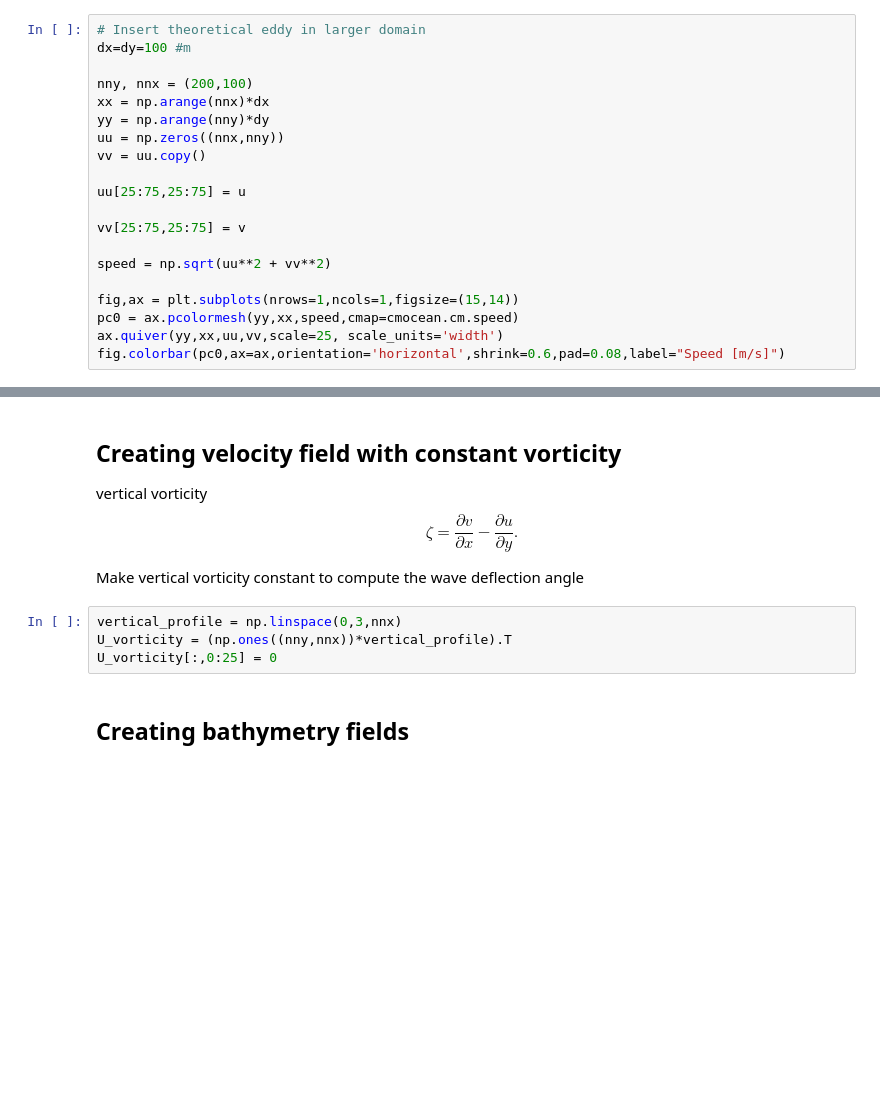
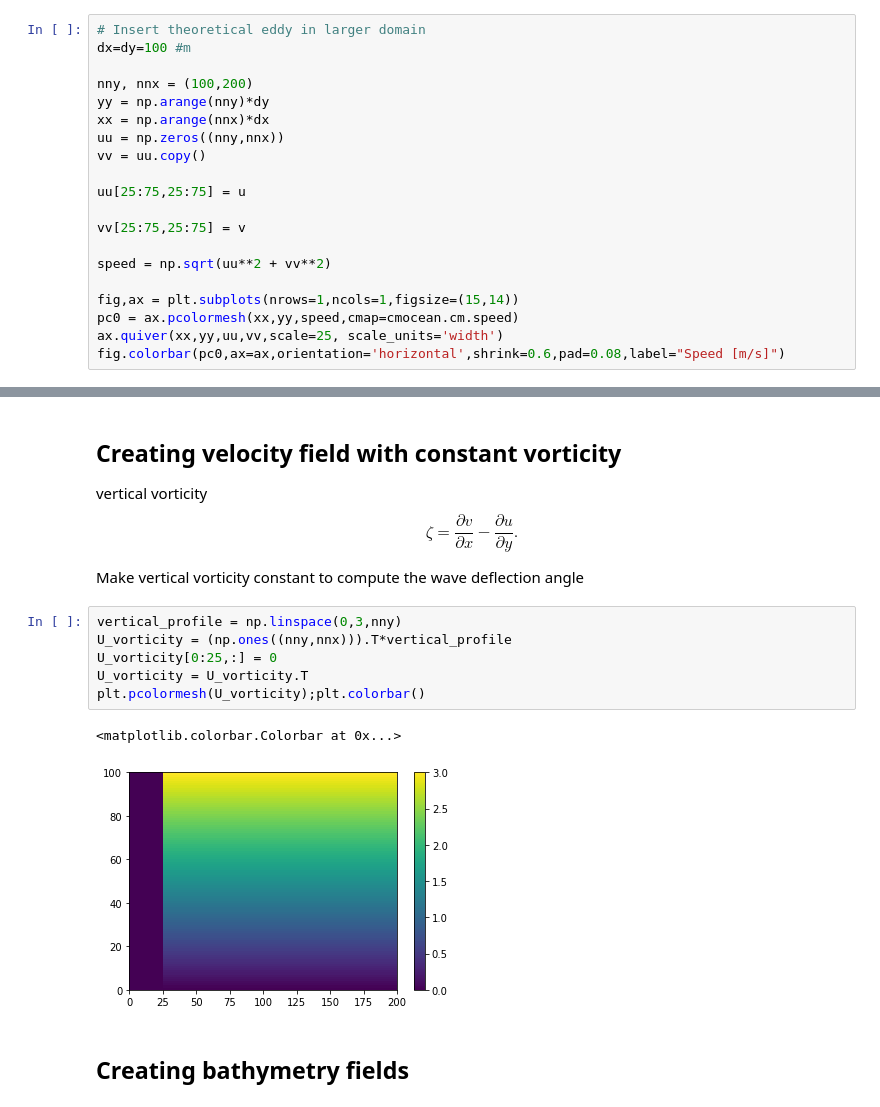
Before and after one commit to hevgyrt/ocean_wave_tracing, a Jupyter notebook: notebooks/create_idealized_current_and_bathymetry.ipynb, the cells around one changed output, grey strips where cells are left out. Saved outputs shown, nothing was run; the diff lists cells and outputs as text; blank space fills up the shorter version.

```diff
--- a/notebooks/create_idealized_current_and_bathymetry.ipynb
+++ b/notebooks/create_idealized_current_and_bathymetry.ipynb
@@ -56,10 +56,10 @@ fig.colorbar(pc0,ax=ax,orientation='horizontal',shrink=0.6,pad=0.08,label="Speed
 # Insert theoretical eddy in larger domain
 dx=dy=100 #m
 
-nny, nnx = (200,100)
+nny, nnx = (100,200)
+yy = np.arange(nny)*dy
 xx = np.arange(nnx)*dx
-yy = np.arange(nny)*dy
-uu = np.zeros((nnx,nny))
+uu = np.zeros((nny,nnx))
 vv = uu.copy()
 
 uu[25:75,25:75] = u
@@ -69,8 +69,8 @@ vv[25:75,25:75] = v
 speed = np.sqrt(uu**2 + vv**2)
 
 fig,ax = plt.subplots(nrows=1,ncols=1,figsize=(15,14))
-pc0 = ax.pcolormesh(yy,xx,speed,cmap=cmocean.cm.speed)
-ax.quiver(yy,xx,uu,vv,scale=25, scale_units='width')
+pc0 = ax.pcolormesh(xx,yy,speed,cmap=cmocean.cm.speed)
+ax.quiver(xx,yy,uu,vv,scale=25, scale_units='width')
 fig.colorbar(pc0,ax=ax,orientation='horizontal',shrink=0.6,pad=0.08,label="Speed [m/s]")
 # %% [output]
 <matplotlib.colorbar.Colorbar at 0x...>
@@ -134,9 +132,14 @@ $$\zeta = \frac{\partial v}{\partial x} - \frac{\partial u}{\partial y}.$$
 
 Make vertical vorticity constant to compute the wave deflection angle
 # %%
-vertical_profile = np.linspace(0,3,nnx)
-U_vorticity = (np.ones((nny,nnx))*vertical_profile).T
-U_vorticity[:,0:25] = 0
+vertical_profile = np.linspace(0,3,nny)
+U_vorticity = (np.ones((nny,nnx))).T*vertical_profile
+U_vorticity[0:25,:] = 0
+U_vorticity = U_vorticity.T
+plt.pcolormesh(U_vorticity);plt.colorbar()
+# %% [output]
+<matplotlib.colorbar.Colorbar at 0x...>
+[figure, added]
 # %% [markdown]
 ## Creating bathymetry fields
 # %%
```
Also changed, not shown: parts of 9 cells of this notebook, 6 other files.
